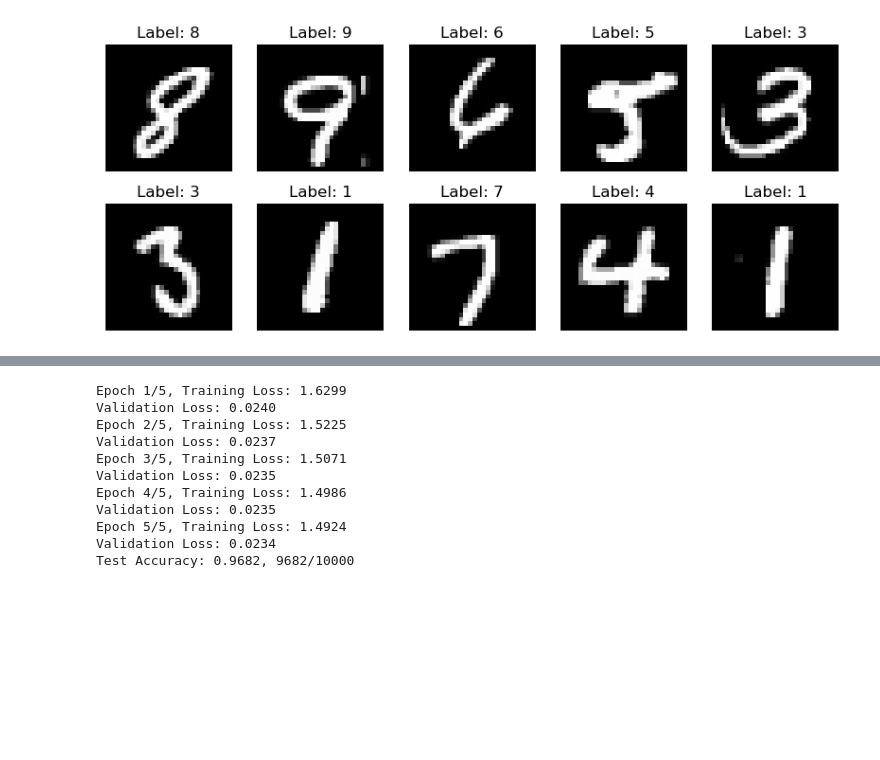
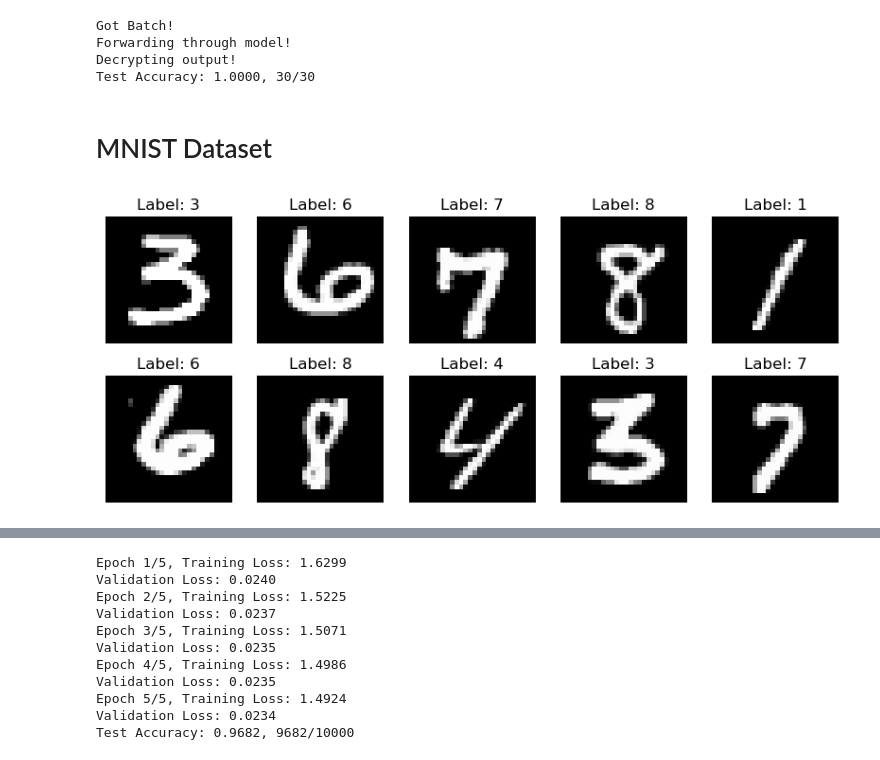
Before and after one commit to JamesZhang2/Encryption-for-Diffusion, a Jupyter notebook: network/mnist.ipynb, the cells around one changed output, grey strips where cells are left out. Cells and saved outputs as stored; diff of their text form; code cells hidden in the pictures; blank space fills up the shorter version.

```diff
--- a/network/mnist.ipynb
+++ b/network/mnist.ipynb
@@ -19,13 +50,26 @@ data_loader = DataLoader(full_test_ds, batch_size=64, shuffle=True)
+# %%
+fhe = FHE_VEC()
+fhe_iris_model = FHELinear(iris_model, fhe)
+test_fhe(fhe_iris_model, fhe, iris_test_ds, batch_size=64, scale=100)
+# %% [output]
+Got Batch!
+Forwarding through model!
+Decrypting output!
+Test Accuracy: 1.0000, 30/30
+# %% [markdown]
+# MNIST Dataset
 # %%
+mnist_train_ds, mnist_test_ds = download_MNIST()
+data_loader = DataLoader(mnist_test_ds, batch_size=64, shuffle=True)
 images, labels = next(iter(data_loader))
 
 plt.figure(figsize=(10, 4))
 for i in range(10):
     plt.subplot(2, 5, i + 1)
     plt.imshow(images[i].squeeze(), cmap='gray')
     plt.title(f"Label: {labels[i]}")
     plt.axis('off')
 plt.show()
 # %% [output]
-[figure, old version]
+[figure, new version]
 # %%
```
Also changed, not shown: parts of 8 cells of this notebook, 5 other files.
